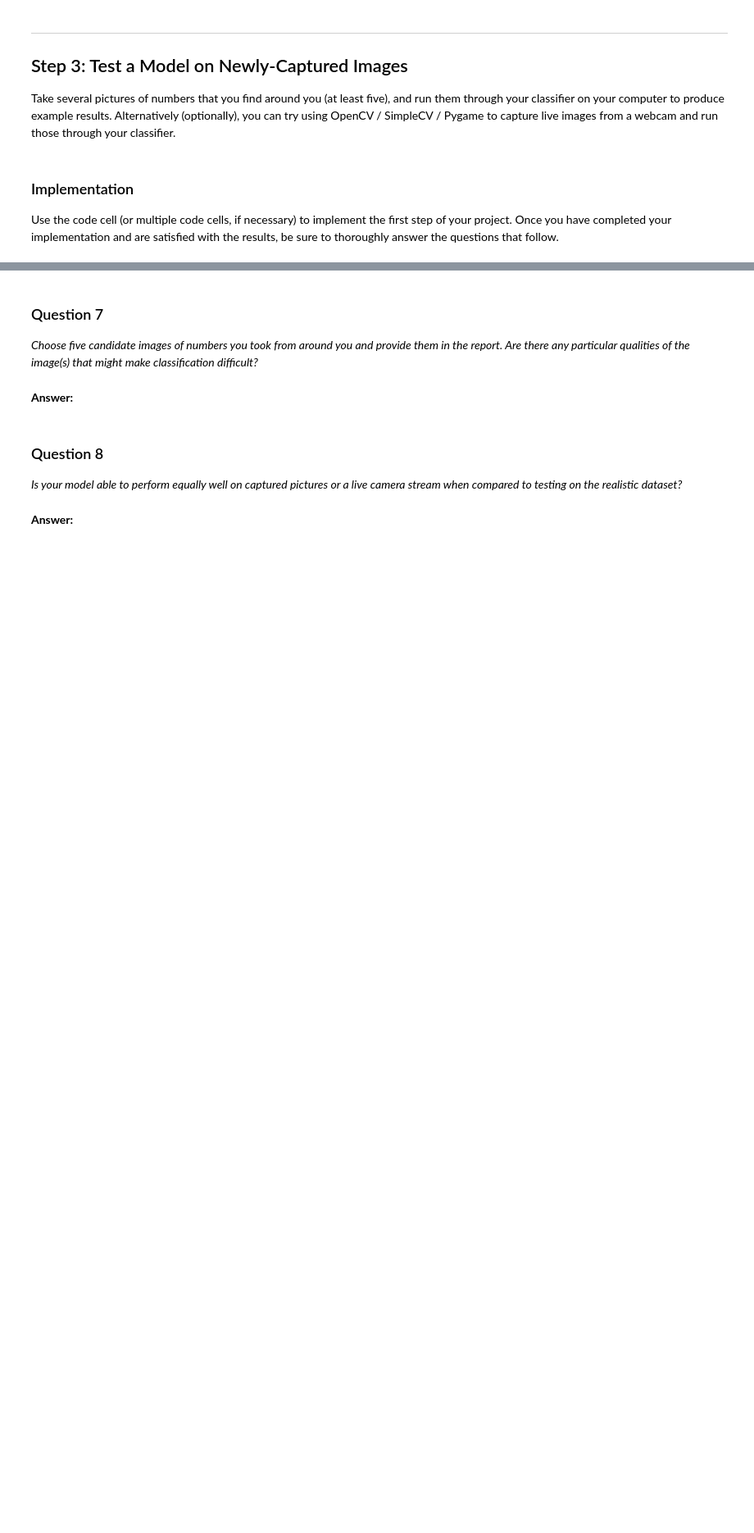
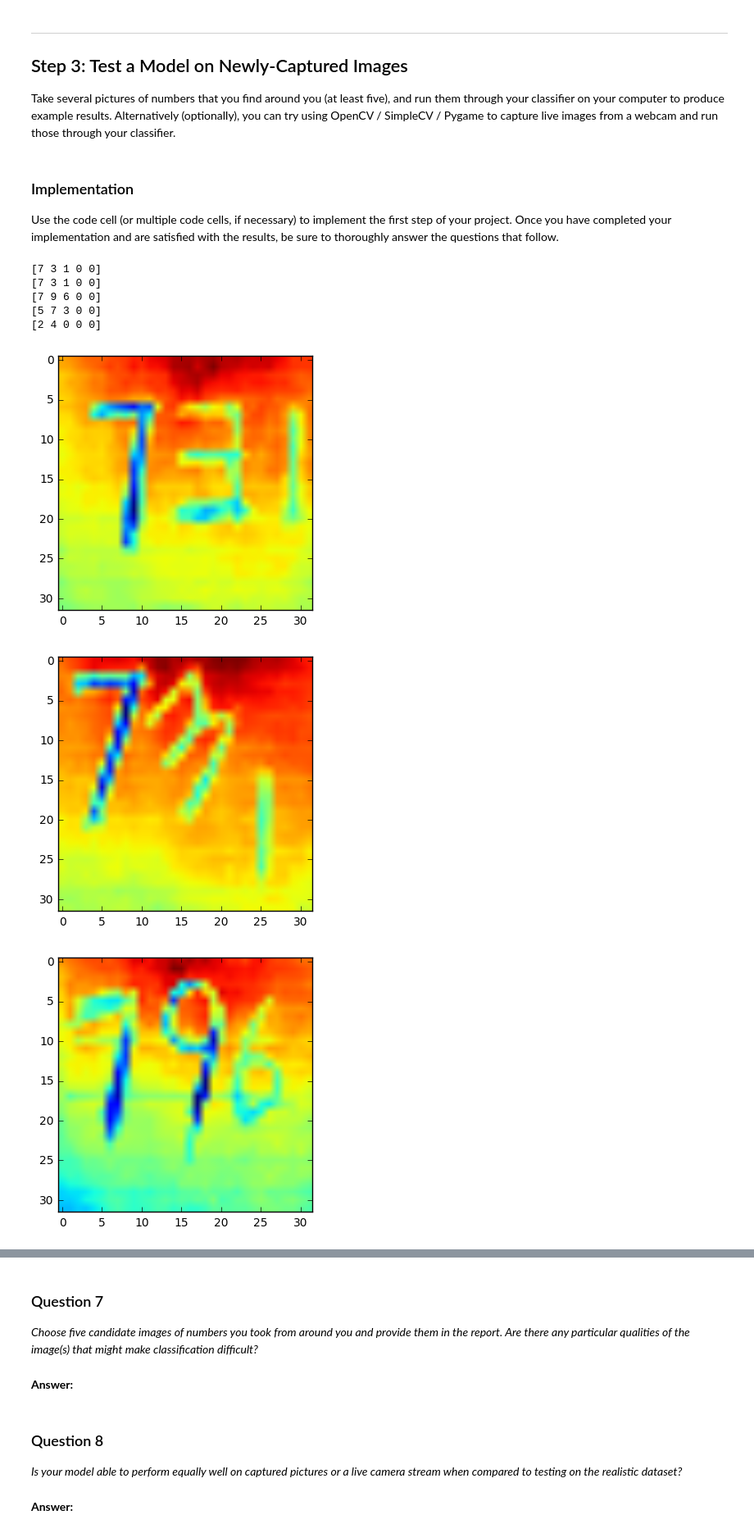
Before and after one commit to senlyu/digit_recognition, a Jupyter notebook: digit_recognition.ipynb, the cells around one changed output, grey strips where cells are left out. Shown: that part at 82% size. Saved outputs shown, nothing was run; the diff lists cells and outputs as text; code cells hidden in the pictures; blank space fills up the shorter version.

```diff
--- a/digit_recognition.ipynb
+++ b/digit_recognition.ipynb
@@ -396,3 +687,23 @@ Use the code cell (or multiple code cells, if necessary) to implement the first
+# %%
+#save for sure
+#pickle_file='SVHN_alldata.pickle'
+
+try:
+    f=open(pickle_file,'wb')
+    save={
+        'train_dataset': strain_dataset,
+        'train_label': trainlabel,
+        'train_box': trainbox,
+        'test_dataset': stest_dataset,
+        'test_label': testlabel,
+        'test_box': testbox,
+    }
+    pickle.dump(save,f,pickle.HIGHEST_PROTOCOL)
+    f.close()
+    print('success')
+except Exception as e:
+    print('unable to save')
+    raise
 # %% [markdown]
 ### Question 4
 _Describe how you set up the training and testing data for your model. How does the model perform on a realistic dataset?_
@@ -423,0 +808,21 @@ Use the code cell (or multiple code cells, if necessary) to implement the first
+# %%
+
+pickle_file='mydata.pickle'
+with open(pickle_file, 'rb') as f:
+    save = pickle.load(f)
+    my_dataset=save['my_dataset']
+    my_label=save['my_label']
+# %%
+for i in range(5):
+    print(my_label[i])
+    plt.figure()
+    plt.imshow(my_dataset[i])
+# %% [output]
+[7 3 1 0 0]
+[7 3 1 0 0]
+[7 9 6 0 0]
+[5 7 3 0 0]
+[2 4 0 0 0]
+[figure, added]
+[figure, added]
+[figure, added]
```
Also changed, not shown: parts of 36 cells of this notebook, 2 other files.
